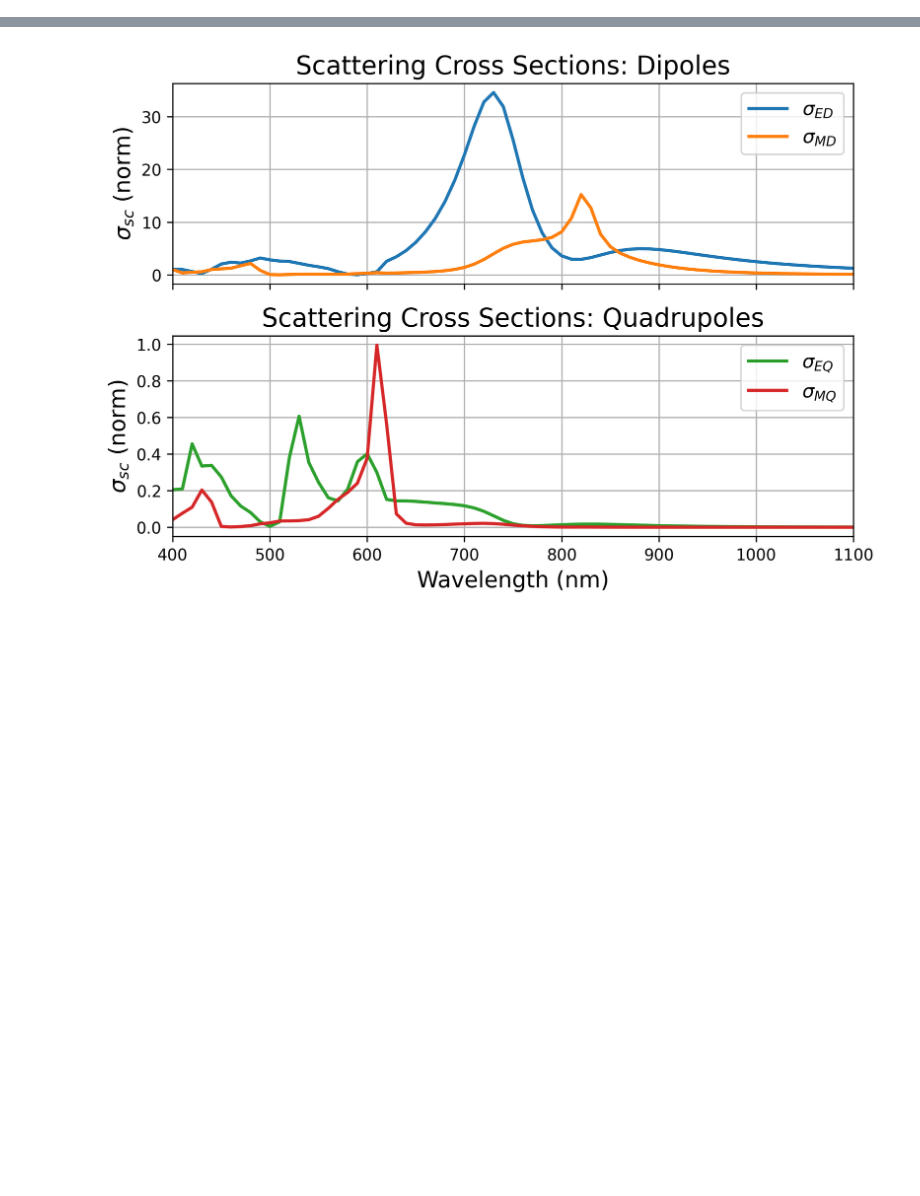
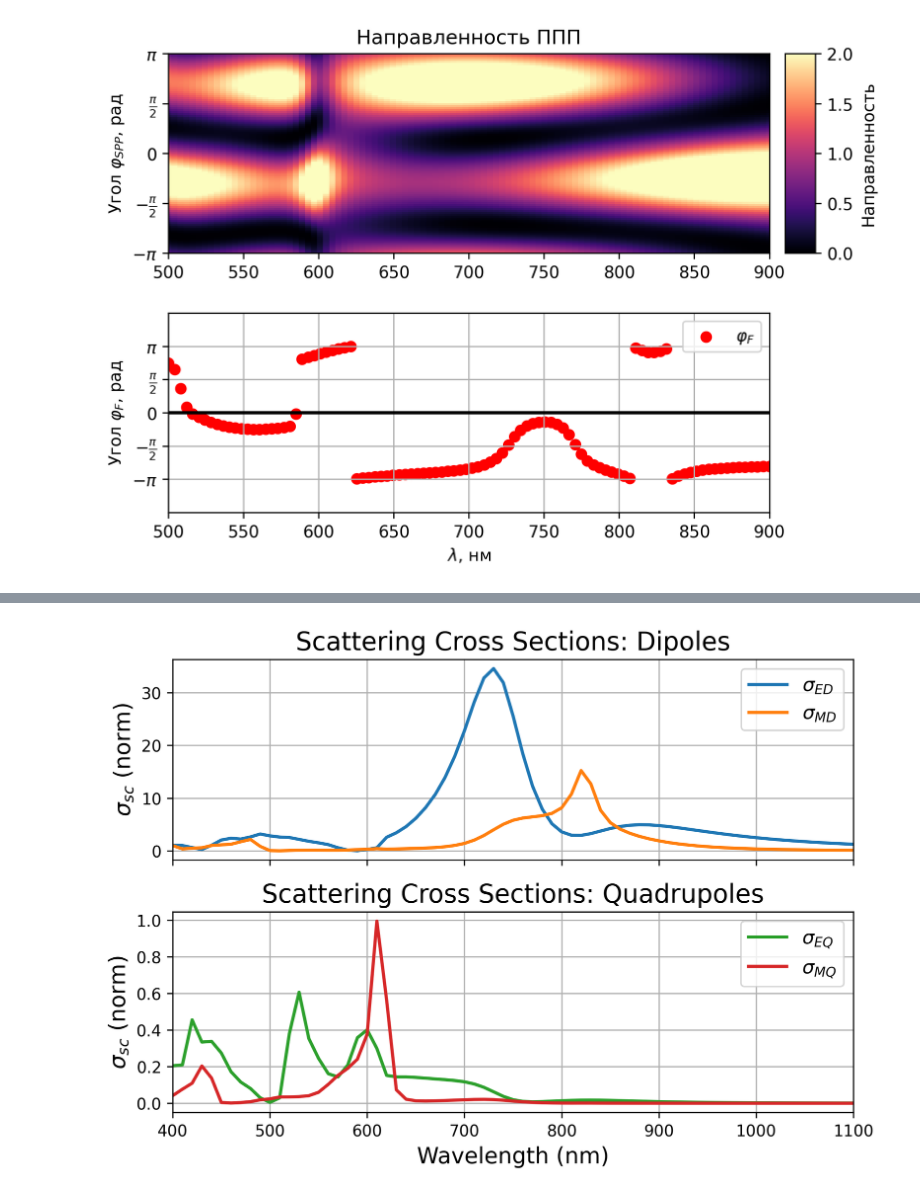
Before and after one commit to semyonbo/SPP_ANALYTICAL, a Jupyter notebook: SPP_vs_Force.ipynb, the cells around one changed output, grey strips where cells are left out. Saved outputs shown, nothing was run; the diff lists cells and outputs as text; code cells hidden in the pictures; blank space fills up the shorter version.

```diff
--- a/SPP_vs_Force.ipynb
+++ b/SPP_vs_Force.ipynb
@@ -13,14 +22,15 @@ eps_Au = frenel.get_interpolate('Au')
 eps_Si = frenel.get_interpolate('Si')
 
 R = 110
+#148
 dist = 2
+#d=60
 a_angle = np.pi/4
-angle = 25*np.pi/180
-STOP = 45
+angle = 35*np.pi/180
 point = [0,0,dist+R]
 z0 = point[2]
-wls=np.linspace(400,1100,100)
-phase = -np.pi/2
+wls=np.linspace(500,900,100)
+phase = 0
 
 k0 = lambda wl: 2*np.pi/wl/1e-9
 omega = lambda wl: 2*np.pi*c_const/wl/1e-9
@@ -394,0 +125,70 @@ plt.show()
+# %%
+import seaborn as sns
+import matplotlib.pyplot as plt
+import matplotlib.gridspec as gridspec
+import numpy as np
+
+PHI = np.linspace(-np.pi, np.pi, 100)
+
+directivity = np.empty((len(PHI), len(wls)))
+for wl_idx, wl in enumerate(wls):
+    for angle_idx in range(len(PHI)):
+        D = get_directivity(wl, P[wl_idx,:], M[wl_idx,:], eps_Au)
+        directivity[angle_idx, wl_idx] = D(PHI[angle_idx])
+
+
+
+# === Создание фигуры и макета ===
+fig = plt.figure(figsize=(7, 5), dpi=300)
+gs = gridspec.GridSpec(2, 2, width_ratios=[20, 1], height_ratios=[1, 1], hspace=0.3, wspace=0.05)
+
+# === Верхний график (тепловая карта) ===
+ax_top = fig.add_subplot(gs[0, 0])
+directivity_map = ax_top.pcolor(wls, PHI, directivity, cmap='magma', vmax=2, vmin=0)
+
+# Настройка оси Y: метки углов в виде кратных π
+# y_ticks = [0, np.pi/2, np.pi, np.pi*3/2, 2*np.pi]
+# y_ticklabels = [r'$0$', r'$\frac{\pi}{2}$', r'$\pi$', r'$\frac{3\pi}{2}$', r'$2\pi$']
+y_ticks = [-np.pi, -np.pi/2, 0, np.pi/2, np.pi]
+y_ticklabels = [r'$-\pi$', r'$-\frac{\pi}{2}$', r'$0$', r'$\frac{\pi}{2}$', r'$\pi$']
+ax_top.set_yticks(y_ticks)
+ax_top.set_yticklabels(y_ticklabels)
+
+ax_top.set_ylim(-np.pi, np.pi)
+ax_top.set_ylabel(r'Угол $\varphi_{SPP}$, рад')
+ax_top.set_title('Направленность ППП')
+
+# === Colorbar ===
+cax = fig.add_subplot(gs[0, 1])
+fig.colorbar(directivity_map, cax=cax, label='Направленность')
+
+# === Нижний график (углы силы) ===
+ax_bottom = fig.add_subplot(gs[1, 0], sharex=ax_top)
+
+angles_no_sc= np.arctan2(F_y[:, 0], F_x[:, 0] - F_x[:, 1]-F_x[:,4])
+
+angles_only_fpp = np.arctan2(F_y[:, 2], F_x[:, 2])
+#angles_no_sc= np.unwrap(angles_no_sc)
+
+# Отрисовка угла
+
+
+# Границы и метки оси Y
+y_ticks = [-np.pi, -np.pi/2, 0, np.pi/2, np.pi]
+y_ticklabels = [r'$-\pi$', r'$-\frac{\pi}{2}$', r'$0$', r'$\frac{\pi}{2}$', r'$\pi$']
+ax_bottom.set_yticks(y_ticks)
+ax_bottom.set_yticklabels(y_ticklabels)
+ax_bottom.axhline(0, color='black', linestyle='-', linewidth=2)
+# closest_to_zero_idx = np.argmin(np.abs(angles_no_sc_from_R))
+# approx_zero_crossing_x = Rs[closest_to_zero_idx]
+# ax_bottom.axvline(approx_zero_crossing_x, color='black', linestyle='--', linewidth=2)
+ax_bottom.scatter(wls, angles_no_sc, label=r'$\varphi_F$', color='r', linewidth=1)
+ax_bottom.set_ylim(-9*np.pi/6, 9*np.pi/6)
+ax_bottom.set_xlim(wls[0], wls[-1])
+ax_bottom.set_xlabel('$\\lambda$, нм')
+ax_bottom.set_ylabel(r'Угол $\varphi_F$, рад')
+ax_bottom.grid(True)
+ax_bottom.legend()
+plt.savefig(f'spp_vs_f_nosc_from_wl_z0_{point[2]}_R_{R}_phase_{round(phase,2)}_beta_{round(a_angle,2)}.png', dpi=300)
+# %% [output]
+[figure, added]
```
Also changed, not shown: parts of 60 cells of this notebook, 13 other files.
